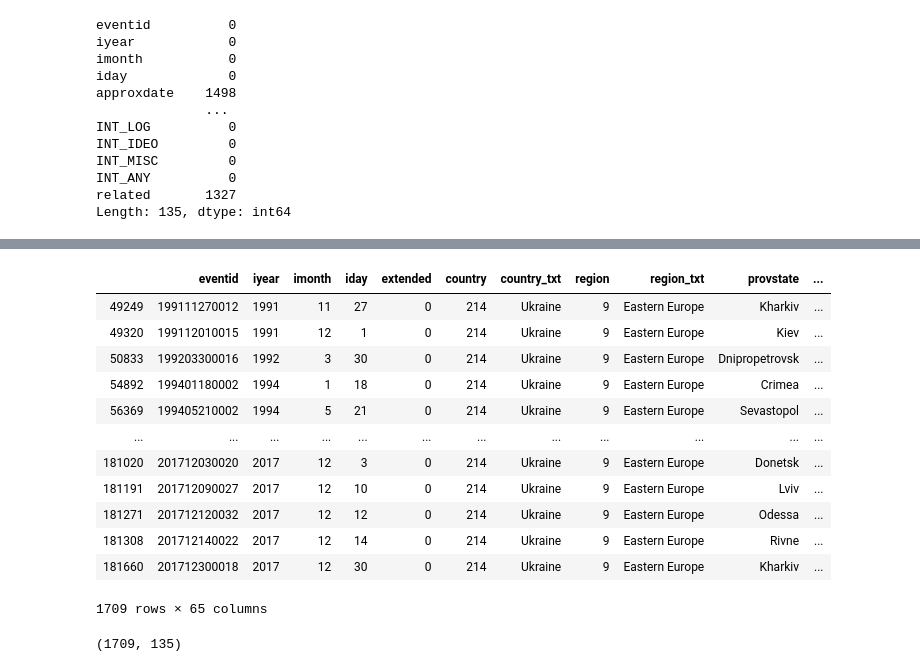
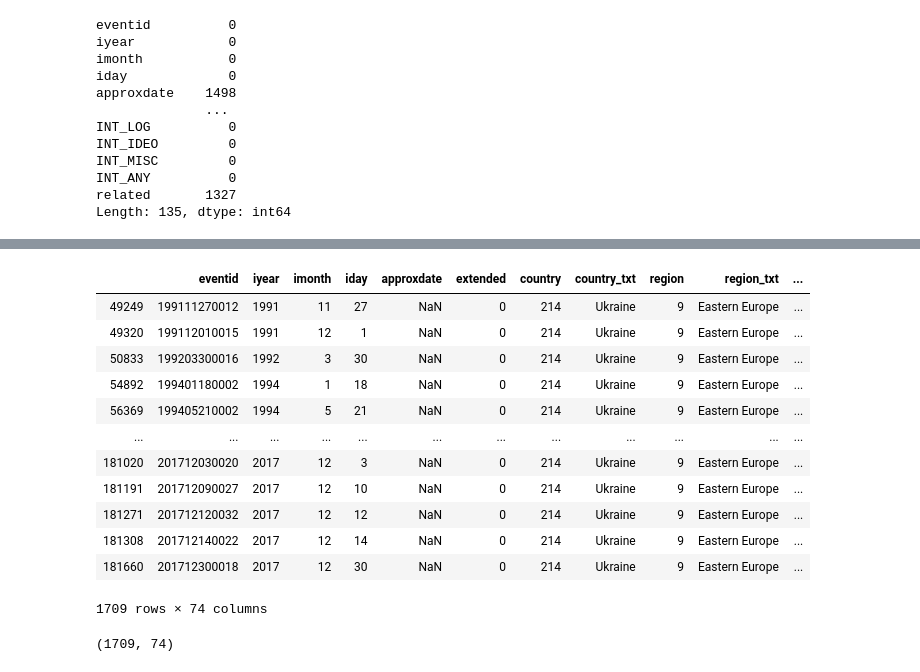
Before and after one commit to Aciago/Project4, a Jupyter notebook: p4_cleanup.ipynb, the cells around one changed output, grey strips where cells are left out. Cells and saved outputs as stored; diff of their text form; code cells hidden in the pictures.

Commit message:
cleaned data in python, v1 viz tableau

```diff
--- a/p4_cleanup.ipynb
+++ b/p4_cleanup.ipynb
@@ -90,25 +76,25 @@ related     77.647747
 # %%
-dfu=dfu.replace({'':np.nan})
-dfu = dfu.dropna(thresh=0.25*len(dfu), axis=1)
+dfu = dfu.replace({'':np.nan})
+dfu = dfu.dropna(thresh=0.10*len(dfu), axis=1)
 dfu
 # %% [output]
-|  | eventid | iyear | imonth | iday | extended | country | country_txt | region | region_txt | provstate | ... |
-| 49249 | 199111270012 | 1991 | 11 | 27 | 0 | 214 | Ukraine | 9 | Eastern Europe | Kharkiv | ... |
-| 49320 | 199112010015 | 1991 | 12 | 1 | 0 | 214 | Ukraine | 9 | Eastern Europe | Kiev | ... |
-| 50833 | 199203300016 | 1992 | 3 | 30 | 0 | 214 | Ukraine | 9 | Eastern Europe | Dnipropetrovsk | ... |
-| 54892 | 199401180002 | 1994 | 1 | 18 | 0 | 214 | Ukraine | 9 | Eastern Europe | Crimea | ... |
-| 56369 | 199405210002 | 1994 | 5 | 21 | 0 | 214 | Ukraine | 9 | Eastern Europe | Sevastopol | ... |
+|  | eventid | iyear | imonth | iday | approxdate | extended | country | country_txt | region | region_txt | ... |
+| 49249 | 199111270012 | 1991 | 11 | 27 | NaN | 0 | 214 | Ukraine | 9 | Eastern Europe | ... |
+| 49320 | 199112010015 | 1991 | 12 | 1 | NaN | 0 | 214 | Ukraine | 9 | Eastern Europe | ... |
+| 50833 | 199203300016 | 1992 | 3 | 30 | NaN | 0 | 214 | Ukraine | 9 | Eastern Europe | ... |
+| 54892 | 199401180002 | 1994 | 1 | 18 | NaN | 0 | 214 | Ukraine | 9 | Eastern Europe | ... |
+| 56369 | 199405210002 | 1994 | 5 | 21 | NaN | 0 | 214 | Ukraine | 9 | Eastern Europe | ... |
 | ... | ... | ... | ... | ... | ... | ... | ... | ... | ... | ... | ... |
-| 181020 | 201712030020 | 2017 | 12 | 3 | 0 | 214 | Ukraine | 9 | Eastern Europe | Donetsk | ... |
-| 181191 | 201712090027 | 2017 | 12 | 10 | 0 | 214 | Ukraine | 9 | Eastern Europe | Lviv | ... |
-| 181271 | 201712120032 | 2017 | 12 | 12 | 0 | 214 | Ukraine | 9 | Eastern Europe | Odessa | ... |
-| 181308 | 201712140022 | 2017 | 12 | 14 | 0 | 214 | Ukraine | 9 | Eastern Europe | Rivne | ... |
-| 181660 | 201712300018 | 2017 | 12 | 30 | 0 | 214 | Ukraine | 9 | Eastern Europe | Kharkiv | ... |
+| 181020 | 201712030020 | 2017 | 12 | 3 | NaN | 0 | 214 | Ukraine | 9 | Eastern Europe | ... |
+| 181191 | 201712090027 | 2017 | 12 | 10 | NaN | 0 | 214 | Ukraine | 9 | Eastern Europe | ... |
+| 181271 | 201712120032 | 2017 | 12 | 12 | NaN | 0 | 214 | Ukraine | 9 | Eastern Europe | ... |
+| 181308 | 201712140022 | 2017 | 12 | 14 | NaN | 0 | 214 | Ukraine | 9 | Eastern Europe | ... |
+| 181660 | 201712300018 | 2017 | 12 | 30 | NaN | 0 | 214 | Ukraine | 9 | Eastern Europe | ... |
-1709 rows × 65 columns
+1709 rows × 74 columns
 # %%
 dfu.shape
 
 # shape changed from (1709, 135) before dropping to (1709, 65). Marging of emptiness 25%
 # %% [output]
-(1709, 135)
+(1709, 74)
 # %%
```
Also changed, not shown: parts of 21 cells of this notebook, 3 other files.
